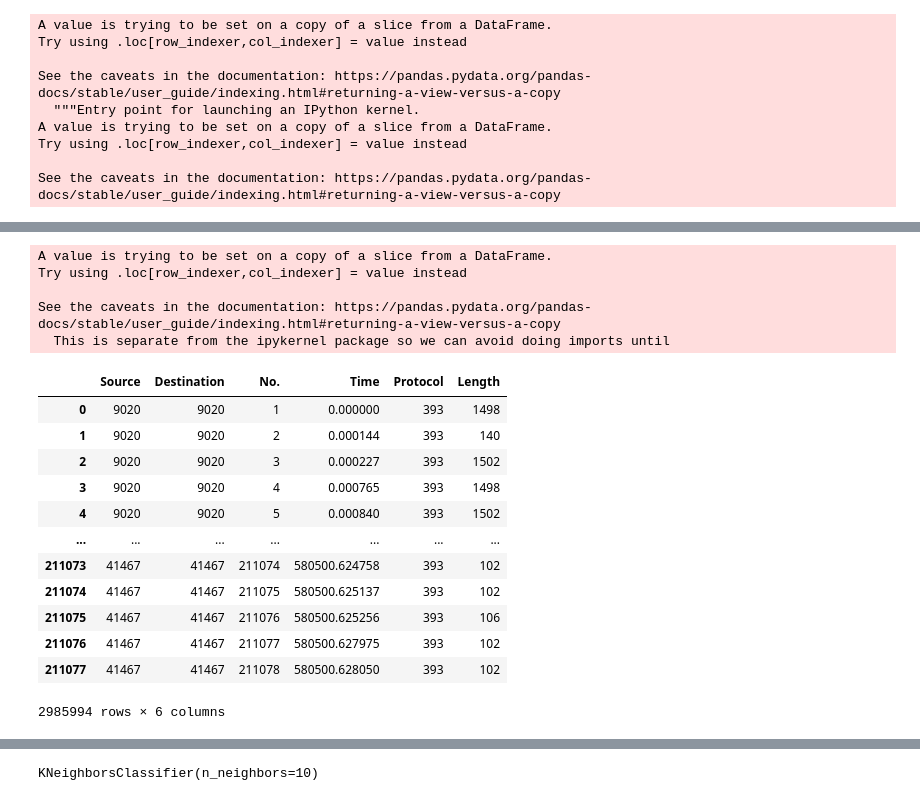
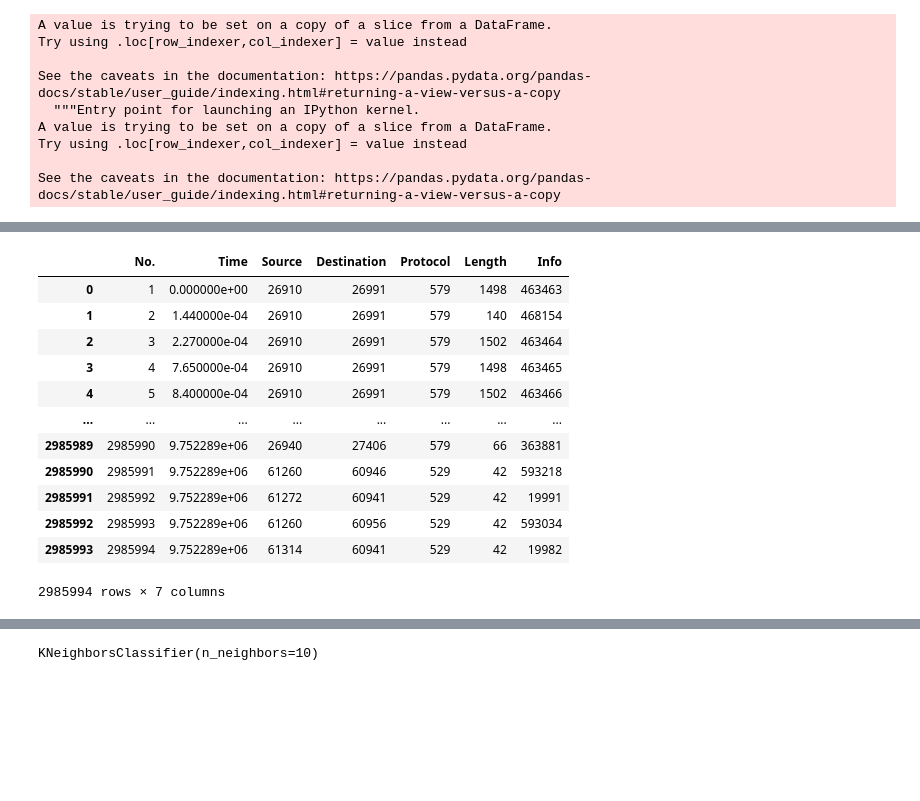
Before and after one commit to hykhhijk/Packet-classifier, a Jupyter notebook: Untitled.ipynb, the cells around one changed output, grey strips where cells are left out. Drawn from its saved outputs; the diff is of its cells as text; code cells hidden in the pictures; blank space fills up the shorter version.

```diff
--- a/Untitled.ipynb
+++ b/Untitled.ipynb
@@ -256,26 +247,23 @@ X_reduced
 # %%
 from sklearn.preprocessing import LabelEncoder
 encoder = LabelEncoder()
-X_reduced["Protocol"] = encoder.fit_transform(X_reduced["Protocol"])
+df["Protocol"] = encoder.fit_transform(df["Protocol"])
+df["Source"] = encoder.fit_transform(df["Source"])
+df["Destination"] = encoder.fit_transform(df["Destination"])
+df["Info"] = encoder.fit_transform(df["Info"])
-# %% [output]
-A value is trying to be set on a copy of a slice from a DataFrame.
-Try using .loc[row_indexer,col_indexer] = value instead
-
-See the caveats in the documentation: https://pandas.pydata.org/pandas-docs/stable/user_guide/indexing.html#returning-a-view-versus-a-copy
-  This is separate from the ipykernel package so we can avoid doing imports until
-# %%
-X_reduced
-# %% [output]
-|  | Source | Destination | No. | Time | Protocol | Length |
-| 0 | 9020 | 9020 | 1 | 0.000000 | 393 | 1498 |
-| 1 | 9020 | 9020 | 2 | 0.000144 | 393 | 140 |
-| 2 | 9020 | 9020 | 3 | 0.000227 | 393 | 1502 |
-| 3 | 9020 | 9020 | 4 | 0.000765 | 393 | 1498 |
-| 4 | 9020 | 9020 | 5 | 0.000840 | 393 | 1502 |
-| ... | ... | ... | ... | ... | ... | ... |
-| 211073 | 41467 | 41467 | 211074 | 580500.624758 | 393 | 102 |
-| 211074 | 41467 | 41467 | 211075 | 580500.625137 | 393 | 102 |
-| 211075 | 41467 | 41467 | 211076 | 580500.625256 | 393 | 106 |
-| 211076 | 41467 | 41467 | 211077 | 580500.627975 | 393 | 102 |
-| 211077 | 41467 | 41467 | 211078 | 580500.628050 | 393 | 102 |
-2985994 rows × 6 columns
+# %%
+df
+# %% [output]
+|  | No. | Time | Source | Destination | Protocol | Length | Info |
+| 0 | 1 | 0.000000e+00 | 26910 | 26991 | 579 | 1498 | 463463 |
+| 1 | 2 | 1.440000e-04 | 26910 | 26991 | 579 | 140 | 468154 |
+| 2 | 3 | 2.270000e-04 | 26910 | 26991 | 579 | 1502 | 463464 |
+| 3 | 4 | 7.650000e-04 | 26910 | 26991 | 579 | 1498 | 463465 |
+| 4 | 5 | 8.400000e-04 | 26910 | 26991 | 579 | 1502 | 463466 |
+| ... | ... | ... | ... | ... | ... | ... | ... |
+| 2985989 | 2985990 | 9.752289e+06 | 26940 | 27406 | 579 | 66 | 363881 |
+| 2985990 | 2985991 | 9.752289e+06 | 61260 | 60946 | 529 | 42 | 593218 |
+| 2985991 | 2985992 | 9.752289e+06 | 61272 | 60941 | 529 | 42 | 19991 |
+| 2985992 | 2985993 | 9.752289e+06 | 61260 | 60956 | 529 | 42 | 593034 |
+| 2985993 | 2985994 | 9.752289e+06 | 61314 | 60941 | 529 | 42 | 19982 |
+2985994 rows × 7 columns
```
Also changed, not shown: parts of 34 cells of this notebook, 1 other file.
